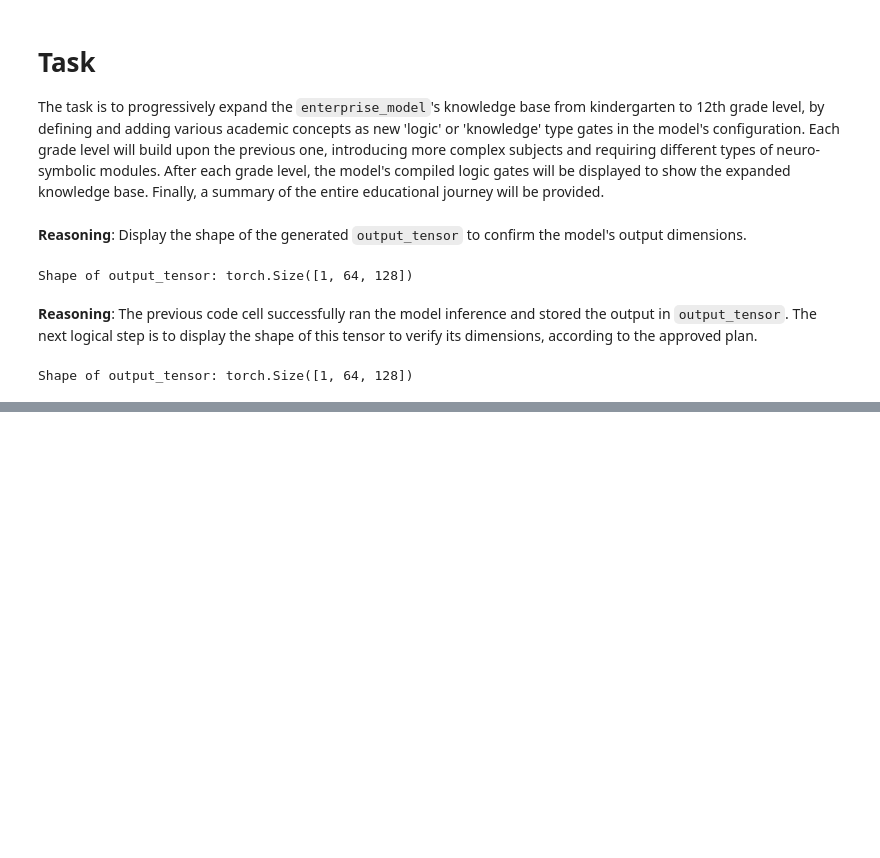
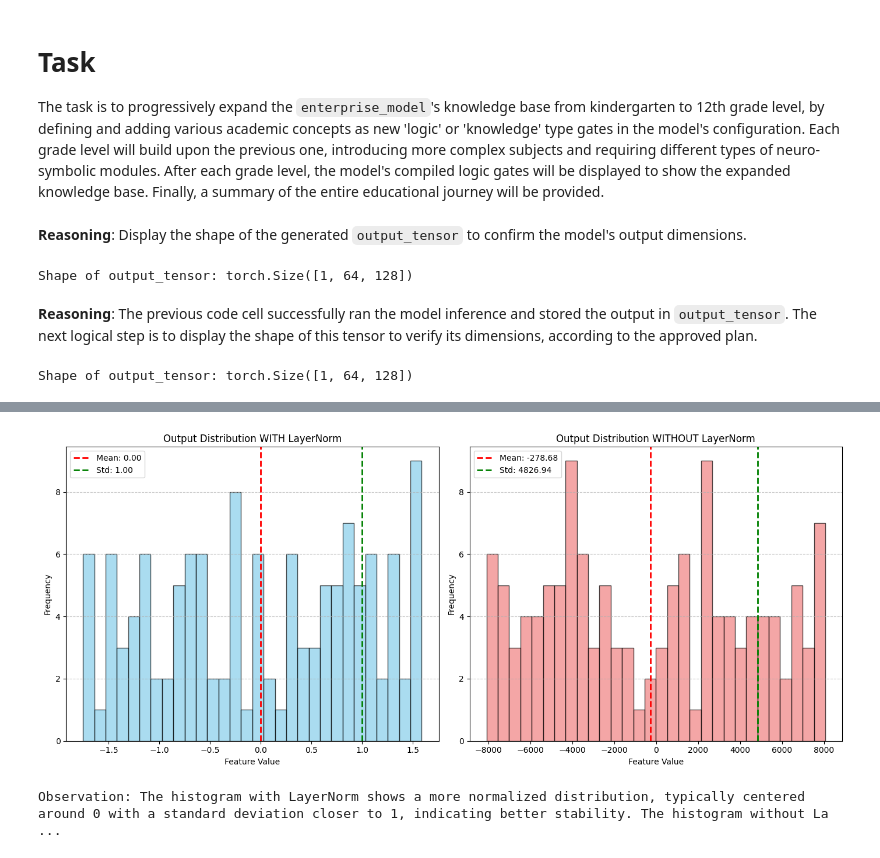
Before and after one commit to myaibiz5388-design/scott2, a Jupyter notebook: scott.ipynb, the cells around one changed output, grey strips where cells are left out. Saved outputs shown, nothing was run; the diff lists cells and outputs as text; code cells hidden in the pictures; blank space fills up the shorter version.

```diff
--- a/scott.ipynb
+++ b/scott.ipynb
@@ -5710,0 +6056,32 @@ Successfully exported model to connectome_transformer.onnx
+# %%
+plt.figure(figsize=(14, 6))
+
+# Plot histogram for output WITH LayerNorm
+plt.subplot(1, 2, 1)
+plt.hist(values_with_norm, bins=30, color='skyblue', edgecolor='black', alpha=0.7)
+plt.title('Output Distribution WITH LayerNorm')
+plt.xlabel('Feature Value')
+plt.ylabel('Frequency')
+plt.grid(axis='y', linestyle='--', alpha=0.7)
+plt.axvline(np.mean(values_with_norm), color='red', linestyle='dashed', linewidth=2, label=f'Mean: {np.mean(values_with_norm):.2f}')
+plt.axvline(np.std(values_with_norm), color='green', linestyle='dashed', linewidth=2, label=f'Std: {np.std(values_with_norm):.2f}')
+plt.legend()
+
+# Plot histogram for output WITHOUT LayerNorm
+plt.subplot(1, 2, 2)
+plt.hist(values_without_norm, bins=30, color='lightcoral', edgecolor='black', alpha=0.7)
+plt.title('Output Distribution WITHOUT LayerNorm')
+plt.xlabel('Feature Value')
+plt.ylabel('Frequency')
+plt.grid(axis='y', linestyle='--', alpha=0.7)
+plt.axvline(np.mean(values_without_norm), color='red', linestyle='dashed', linewidth=2, label=f'Mean: {np.mean(values_without_norm):.2f}')
+plt.axvline(np.std(values_without_norm), color='green', linestyle='dashed', linewidth=2, label=f'Std: {np.std(values_without_norm):.2f}')
+plt.legend()
+
+plt.tight_layout()
+plt.show()
+
+print("Observation: The histogram with LayerNorm shows a more normalized distribution, typically centered around 0 with a standard deviation closer to 1, indicating better stability. The histogram without LayerNorm can have a wider range and less predictable mean/std, making training more difficult.")
+# %% [output]
+[figure, added]
+Observation: The histogram with LayerNorm shows a more normalized distribution, typically centered around 0 with a standard deviation closer to 1, indicating better stability. The histogram without La ...
```
Also changed, not shown: parts of 291 cells of this notebook.
